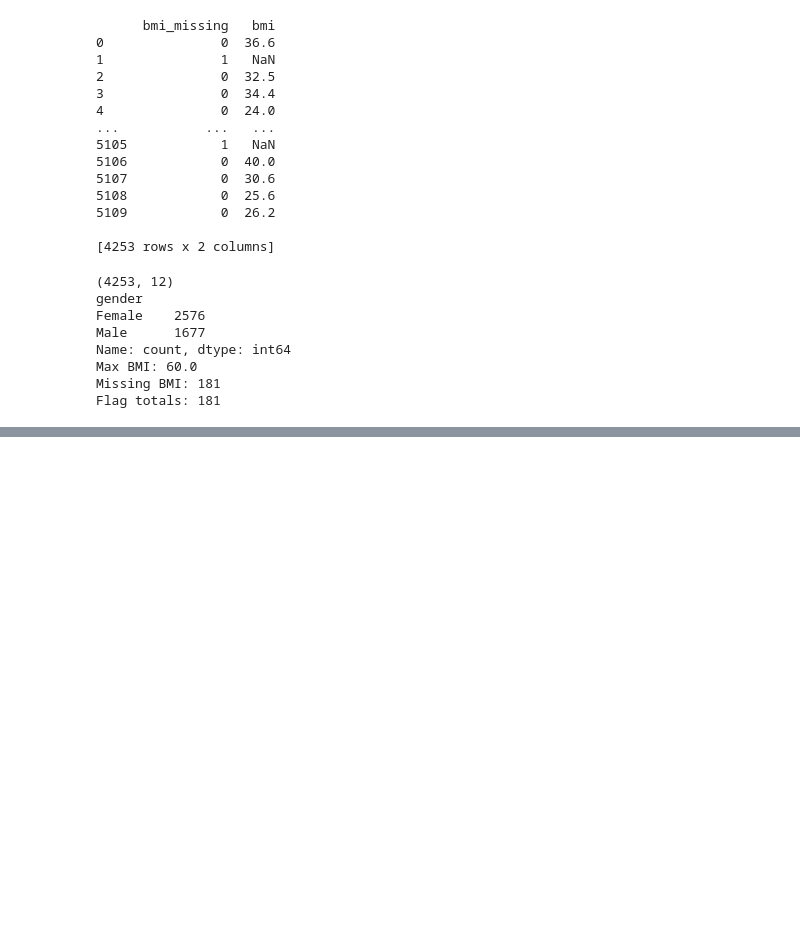
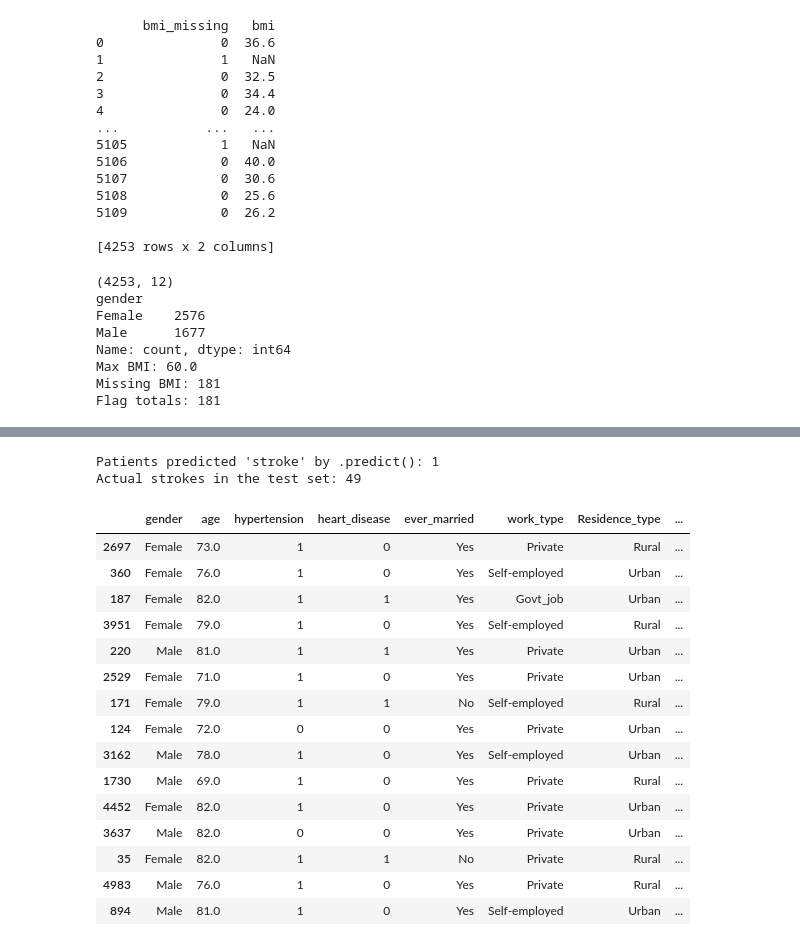
Before and after one commit to BradleyLund/StrokePrediction, a Jupyter notebook: stroke_analysis.ipynb, the cells around one changed output, grey strips where cells are left out. Saved outputs shown, nothing was run; the diff lists cells and outputs as text; code cells hidden in the pictures; blank space fills up the shorter version.

```diff
--- a/stroke_analysis.ipynb
+++ b/stroke_analysis.ipynb
@@ -293,0 +369,6 @@ Flag totals: 181
+# %%
+# set up the table of features
+X = df_clean.drop(columns=["stroke"])
+# set up the target column
+y = df_clean["stroke"]
+print(X.shape, y.shape)
@@ -293,0 +389,26 @@ Flag totals: 181
+# %%
+
+#Separate the different features into their different types
+numeric_features = ["age","avg_glucose_level", "bmi"]
+binary_features = ["hypertension", "heart_disease", "bmi_missing"]
+categorical_features = ["gender","ever_married","work_type","Residence_type", "smoking_status"]
+
+
+numeric_steps = Pipeline([
+    ("impute",SimpleImputer(strategy="median")), #fills missing inputs with the median from the training data patients
+    ("scale", StandardScaler()), # Put all of the three columns onto the same scale, zeroed down for the average
+])
+
+preprocessor = ColumnTransformer([
+    ("num",numeric_steps,numeric_features),  # push the numeric features through the numeric steps pipeline mentioned above
+    ("bin","passthrough", binary_features), #do no pipeline work on the numeric features
+    ("cat",OneHotEncoder(handle_unknown="ignore"), categorical_features) #do one-hot encoding, separate work_types into their own binary columns. handle unkown stops the model from crashing if it sees a value never seen before.
+])
+# %%
+#build the pipeline and train the model
+baseline_model = Pipeline([
+    ("prep",preprocessor),
+    ("model",LogisticRegression(max_iter=1000))
+])
+
+baseline_model.fit(X_train, y_train)
@@ -293,0 +435,35 @@ Flag totals: 181
+# %%
+test_predictions = baseline_model.predict(X_test) # give the model the test set to predict off of
+print("Patients predicted 'stroke' by .predict():", test_predictions.sum())
+print("Actual strokes in the test set:", y_test.sum())
+# %% [output]
+Patients predicted 'stroke' by .predict(): 1
+Actual strokes in the test set: 49
+# %%
+#get probabilities instead as the above predicted only one stroke, because the threshold is 0.5 but the stroke
+#rate in this population is ~5% an imbalanced set.
+test_probs = baseline_model.predict_proba(X_test)[:,1]
+
+results = X_test.copy()
+results["actual_stroke"] = y_test
+results["predicted_prob"] = test_probs
+
+
+results.sort_values("predicted_prob", ascending=False).head(15)
+# %% [output]
+|  | gender | age | hypertension | heart_disease | ever_married | work_type | Residence_type | ... |
+| 2697 | Female | 73.0 | 1 | 0 | Yes | Private | Rural | ... |
+| 360 | Female | 76.0 | 1 | 0 | Yes | Self-employed | Urban | ... |
+| 187 | Female | 82.0 | 1 | 1 | Yes | Govt_job | Urban | ... |
+| 3951 | Female | 79.0 | 1 | 0 | Yes | Self-employed | Rural | ... |
+| 220 | Male | 81.0 | 1 | 1 | Yes | Private | Urban | ... |
+| 2529 | Female | 71.0 | 1 | 0 | Yes | Private | Urban | ... |
+| 171 | Female | 79.0 | 1 | 1 | No | Self-employed | Rural | ... |
+| 124 | Female | 72.0 | 0 | 0 | Yes | Private | Urban | ... |
+| 3162 | Male | 78.0 | 1 | 0 | Yes | Self-employed | Urban | ... |
+| 1730 | Male | 69.0 | 1 | 0 | Yes | Private | Rural | ... |
+| 4452 | Female | 82.0 | 1 | 0 | Yes | Private | Urban | ... |
+| 3637 | Male | 82.0 | 0 | 0 | Yes | Private | Urban | ... |
+| 35 | Female | 82.0 | 1 | 1 | No | Private | Rural | ... |
+| 4983 | Male | 76.0 | 1 | 0 | Yes | Private | Rural | ... |
+| 894 | Male | 81.0 | 1 | 0 | Yes | Self-employed | Urban | ... |
```
Also changed, not shown: parts of 10 cells of this notebook, 15 other files.
